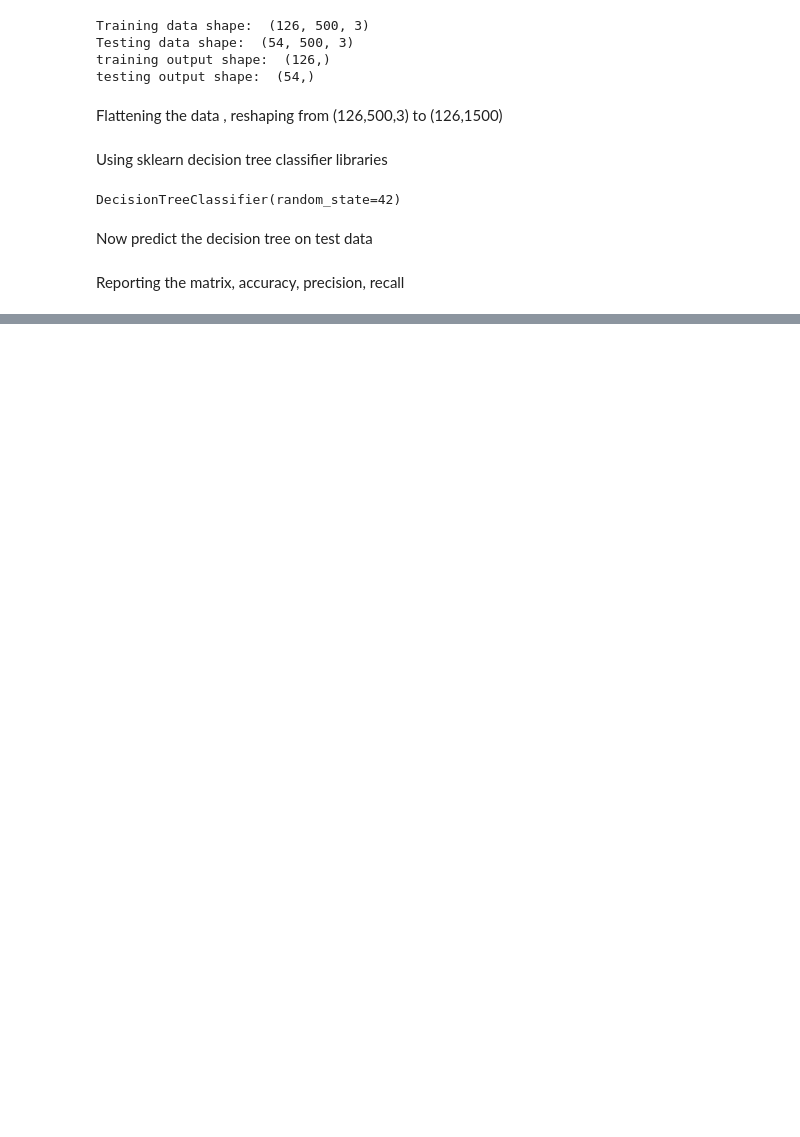
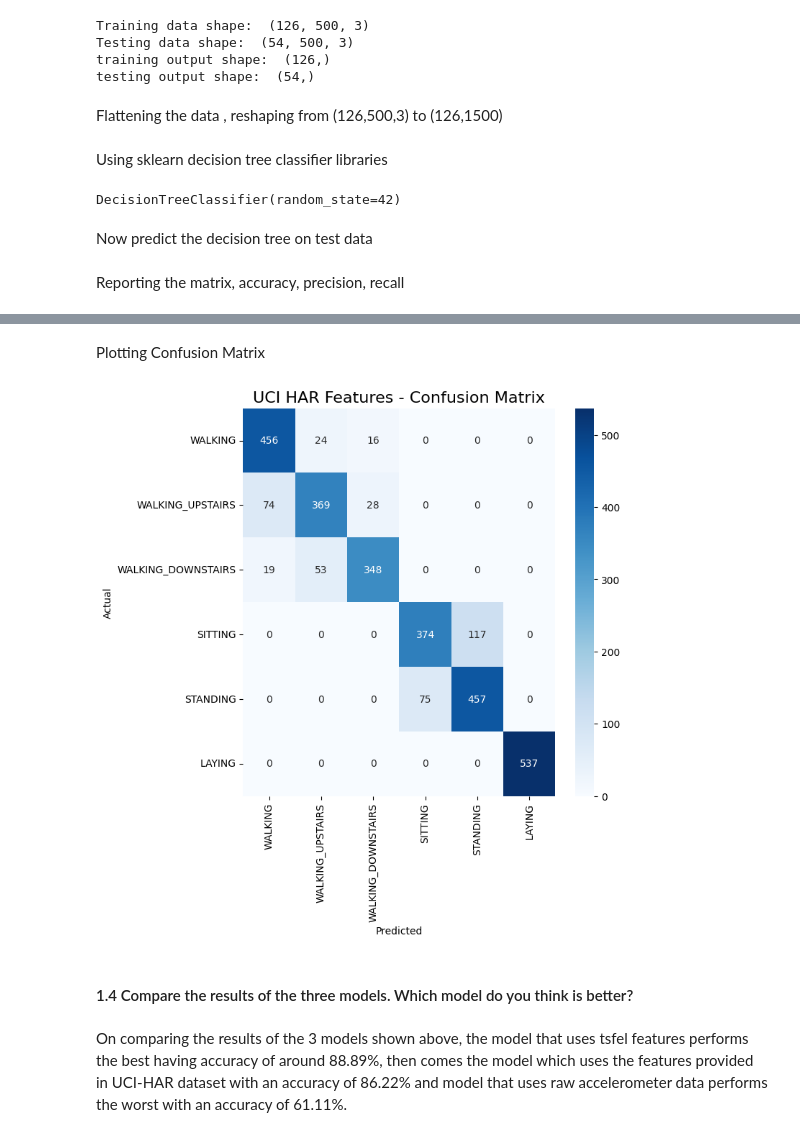
Before and after one commit to HarshJamgaonkar05/ES-335-ML-Assignment-1, a Jupyter notebook: Task2_Part2.ipynb, the cells around one changed output, grey strips where cells are left out. Cells and saved outputs as stored; diff of their text form; code cells hidden in the pictures; blank space fills up the shorter version.

```diff
--- a/Task2_Part2.ipynb
+++ b/Task2_Part2.ipynb
@@ -310,0 +451,4 @@ Recall   : 0.6111
+# %%
+dt_har = DecisionTreeClassifier(random_state=42)
+dt_har.fit(X_train, y_train)
+y_pred = dt_har.predict(X_test)
@@ -310,0 +489,29 @@ Recall   : 0.6111
+# %% [markdown]
+Plotting Confusion Matrix
+# %%
+labels = {
+    1: "WALKING",
+    2: "WALKING_UPSTAIRS",
+    3: "WALKING_DOWNSTAIRS",
+    4: "SITTING",
+    5: "STANDING",
+    6: "LAYING"
+}
+
+cm = confusion_matrix(y_test, y_pred, labels=list(labels.keys()))
+
+plt.figure(figsize=(7,7))
+sns.heatmap(
+    cm, annot=True, fmt="d", cmap="Blues",
+    xticklabels=list(labels.values()), yticklabels=list(labels.values())
+)
+plt.title("UCI HAR Features - Confusion Matrix", fontsize=16)
+plt.xlabel("Predicted")
+plt.ylabel("Actual")
+plt.show()
+# %% [output]
+[figure, added]
+# %% [markdown]
+#### 1.4 Compare the results of the three models. Which model do you think is better?
+# %% [markdown]
+On comparing the results of the 3 models shown above, the model that uses tsfel features performs the best having accuracy of around 88.89%, then comes the model which uses the features provided in UCI-HAR dataset with an accuracy of 86.22% and model that uses raw accelerometer data performs the worst with an accuracy of 61.11%.
```
Also changed, not shown: parts of 17 cells of this notebook.
